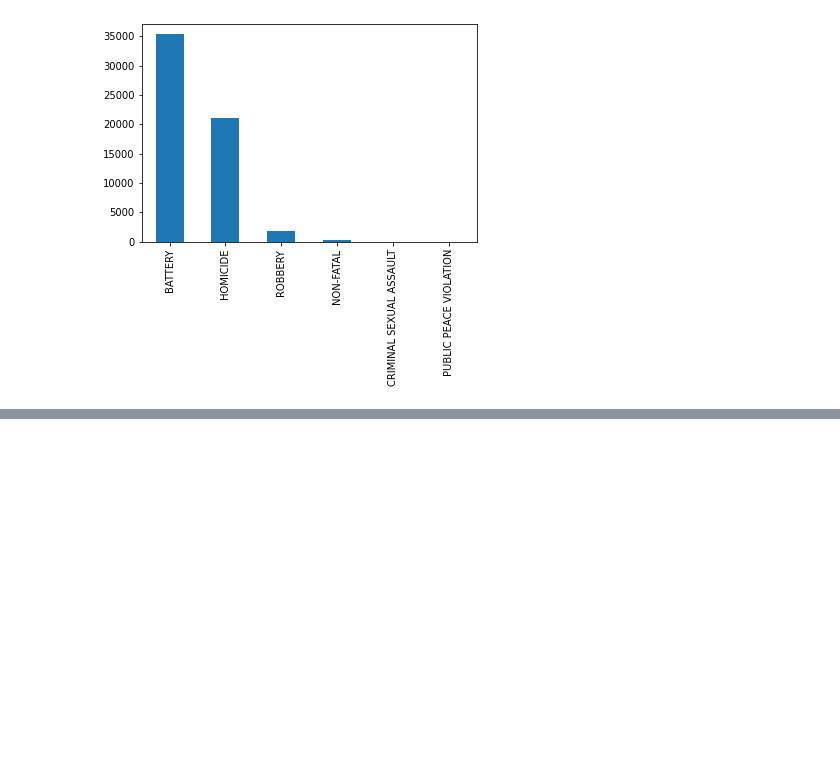
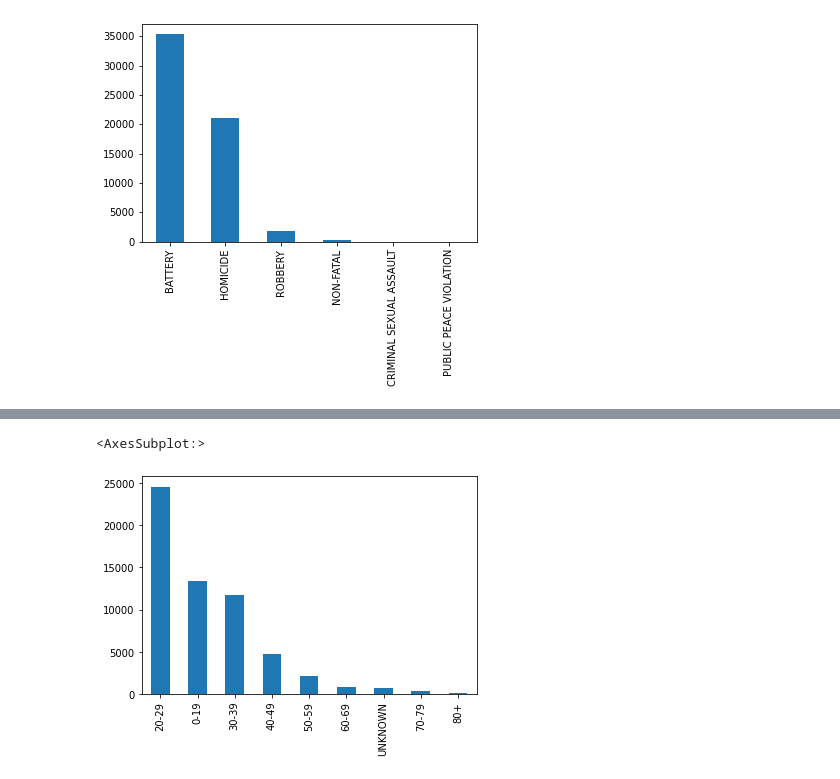
Before and after one commit to LauGon27/03_PRUEBAS, a Jupyter notebook: 02_eda/240407_eda_victims.ipynb, the cells around one changed output, grey strips where cells are left out. Cells and saved outputs as stored; diff of their text form; code cells hidden in the pictures; blank space fills up the shorter version.

```diff
--- a/02_eda/240407_eda_victims.ipynb
+++ b/02_eda/240407_eda_victims.ipynb
@@ -89,0 +84,5 @@ array(['HOMICIDE', 'BATTERY', 'ROBBERY', 'NON-FATAL',
+# %%
+victims['AGE'].value_counts().plot.bar()
+# %% [output]
+<AxesSubplot:>
+[figure, added]
```
Also changed, not shown: parts of 6 cells of this notebook, 1 other file.
